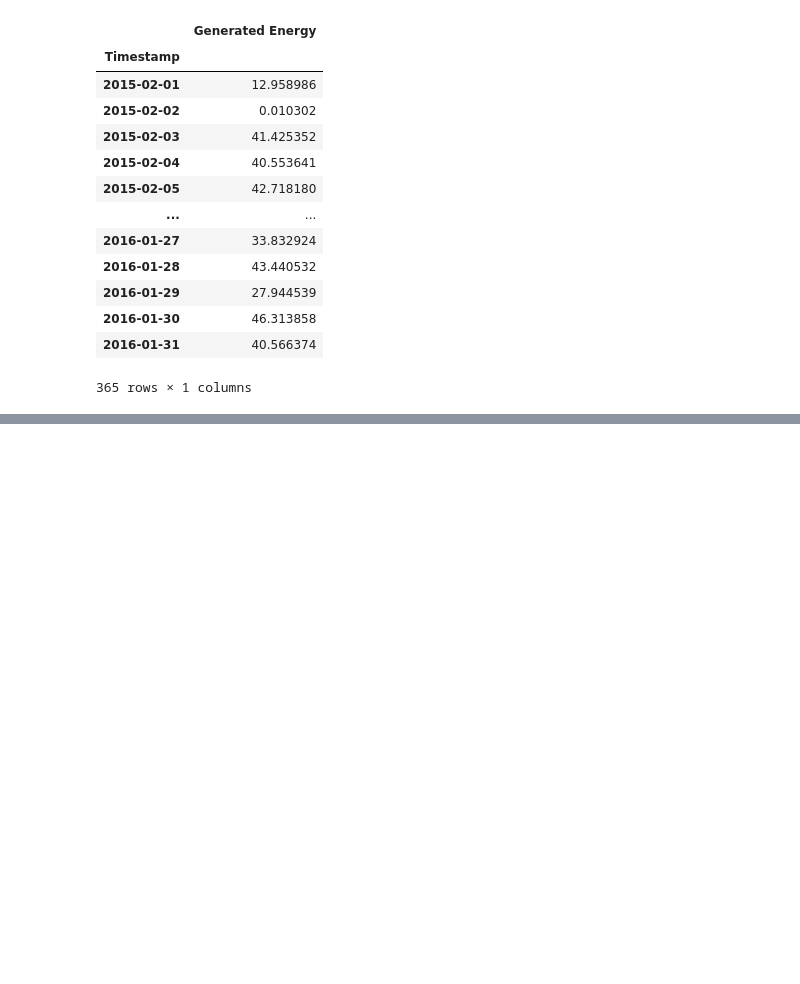
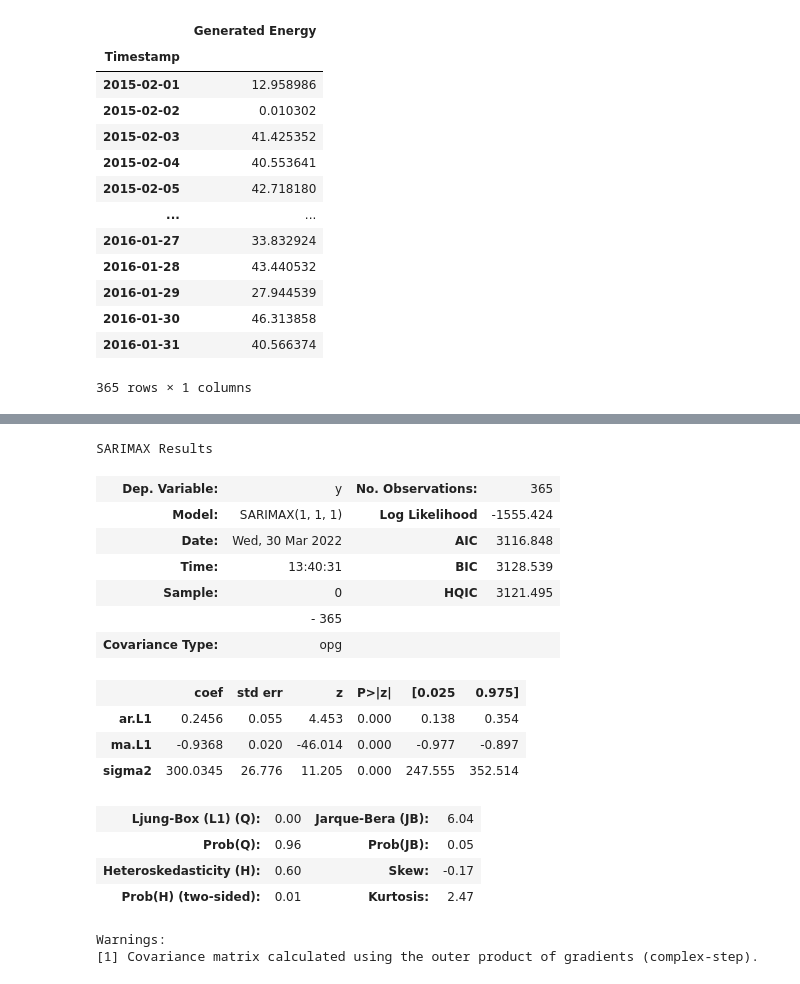
Before and after one commit to Divixity/Datavidenskab-P6, a Jupyter notebook: Development/AutoARIMA.ipynb, the cells around one changed output, grey strips where cells are left out. Drawn from its saved outputs; the diff is of its cells as text; code cells hidden in the pictures; blank space fills up the shorter version.

```diff
--- a/Development/AutoARIMA.ipynb
+++ b/Development/AutoARIMA.ipynb
@@ -58,4 +58,5 @@ gen_df
 # %%
 from sktime.forecasting.arima import AutoARIMA
 
-forecaster = AutoARIMA()
+forecaster = AutoARIMA(sp = 1, suppress_warnings=True)
+forecaster.fit(gen_df)
@@ -61,0 +82,21 @@ forecaster = AutoARIMA()
+# %%
+forecaster.summary()
+# %% [output]
+SARIMAX Results
+| Dep. Variable: | y | No. Observations: | 365 |
+| Model: | SARIMAX(1, 1, 1) | Log Likelihood | -1555.424 |
+| Date: | Wed, 30 Mar 2022 | AIC | 3116.848 |
+| Time: | 13:40:31 | BIC | 3128.539 |
+| Sample: | 0 | HQIC | 3121.495 |
+|  | - 365 |  |  |
+| Covariance Type: | opg |  |  |
+|  | coef | std err | z | P>|z| | [0.025 | 0.975] |
+| ar.L1 | 0.2456 | 0.055 | 4.453 | 0.000 | 0.138 | 0.354 |
+| ma.L1 | -0.9368 | 0.020 | -46.014 | 0.000 | -0.977 | -0.897 |
+| sigma2 | 300.0345 | 26.776 | 11.205 | 0.000 | 247.555 | 352.514 |
+| Ljung-Box (L1) (Q): | 0.00 | Jarque-Bera (JB): | 6.04 |
+| Prob(Q): | 0.96 | Prob(JB): | 0.05 |
+| Heteroskedasticity (H): | 0.60 | Skew: | -0.17 |
+| Prob(H) (two-sided): | 0.01 | Kurtosis: | 2.47 |
+Warnings:
+[1] Covariance matrix calculated using the outer product of gradients (complex-step).
```
Also changed, not shown: parts of 2 cells of this notebook, 5 other files.
